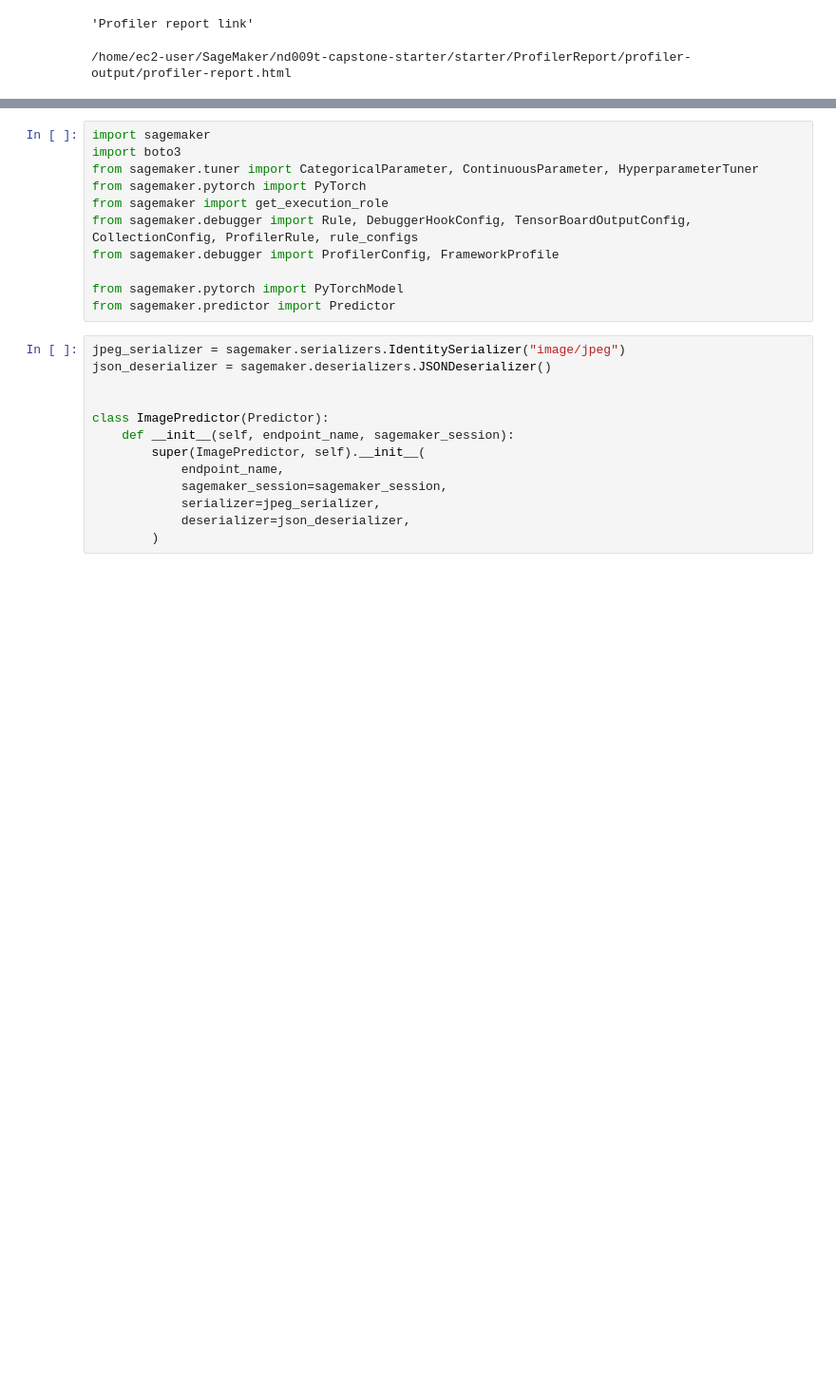
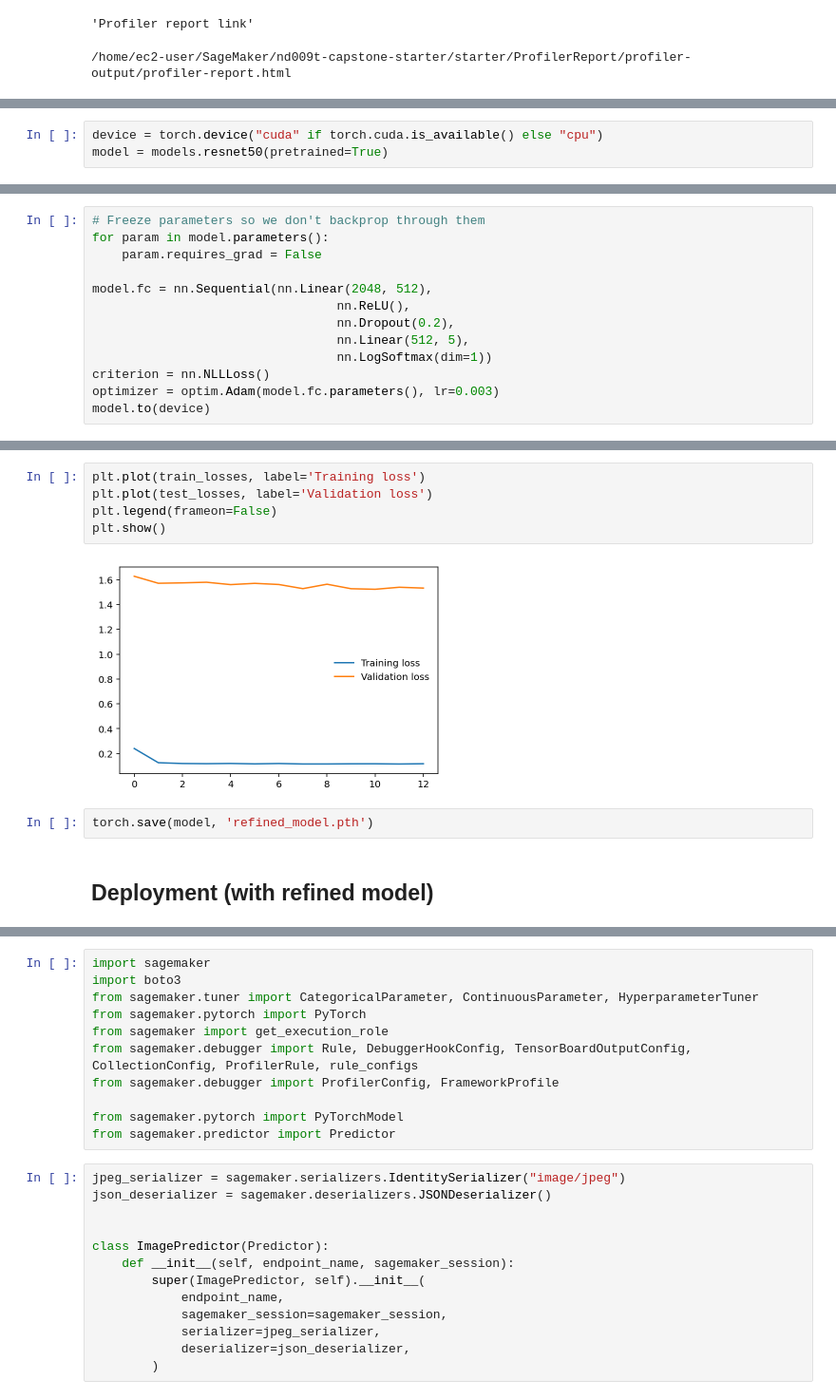
Before and after one commit to fasia/Udacity-capstone-project, a Jupyter notebook: sagemaker.ipynb, the cells around one changed output, grey strips where cells are left out. Shown at 95% size. Drawn from its saved outputs; the diff is of its cells as text; blank space fills up the shorter version.

```diff
--- a/sagemaker.ipynb
+++ b/sagemaker.ipynb
@@ -476,0 +534,3 @@ display("Profiler report link", FileLink(report_file_name))
+# %%
+device = torch.device("cuda" if torch.cuda.is_available() else "cpu")
+model = models.resnet50(pretrained=True)
@@ -476,0 +539,13 @@ display("Profiler report link", FileLink(report_file_name))
+# %%
+# Freeze parameters so we don't backprop through them
+for param in model.parameters():
+    param.requires_grad = False
+
+model.fc = nn.Sequential(nn.Linear(2048, 512),
+                                 nn.ReLU(),
+                                 nn.Dropout(0.2),
+                                 nn.Linear(512, 5),
+                                 nn.LogSoftmax(dim=1))
+criterion = nn.NLLLoss()
+optimizer = optim.Adam(model.fc.parameters(), lr=0.003)
+model.to(device)
@@ -476,0 +626,11 @@ display("Profiler report link", FileLink(report_file_name))
+# %%
+plt.plot(train_losses, label='Training loss')
+plt.plot(test_losses, label='Validation loss')
+plt.legend(frameon=False)
+plt.show()
+# %% [output]
+[figure, added]
+# %%
+torch.save(model, 'refined_model.pth')
+# %% [markdown]
+## Deployment (with refined model)
```
Also changed, not shown: parts of 23 cells of this notebook, 1 other file.
